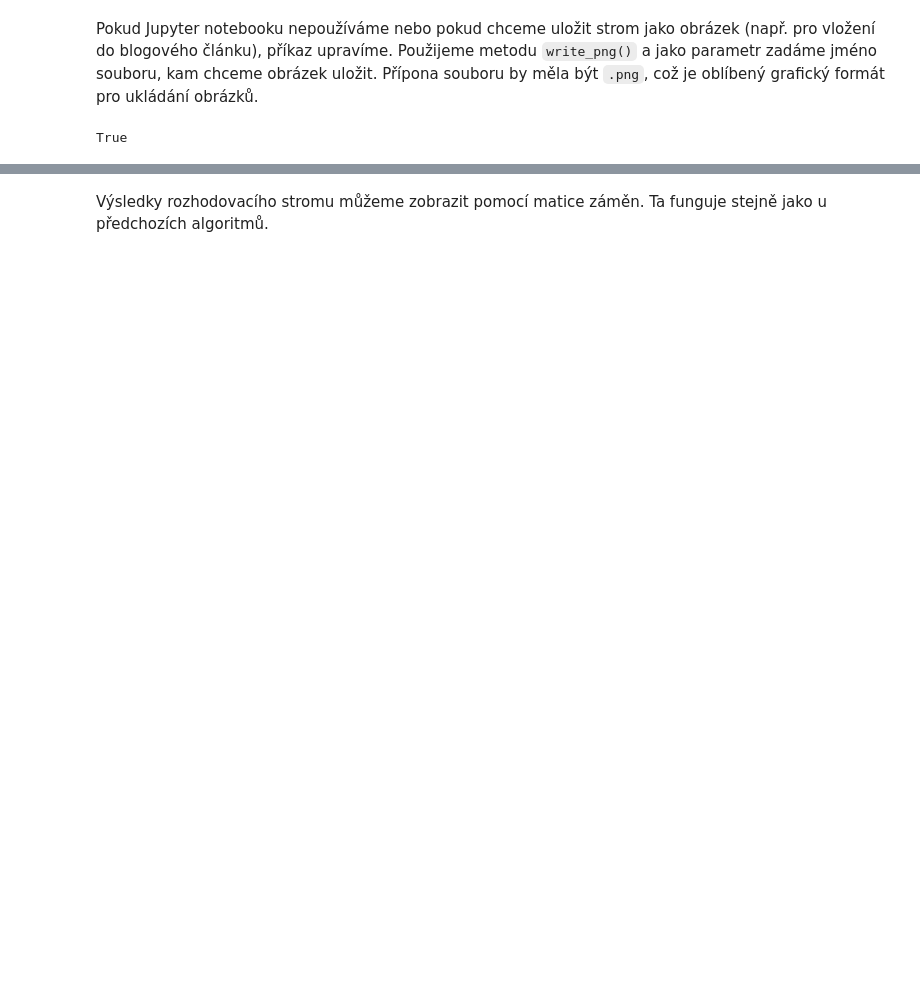
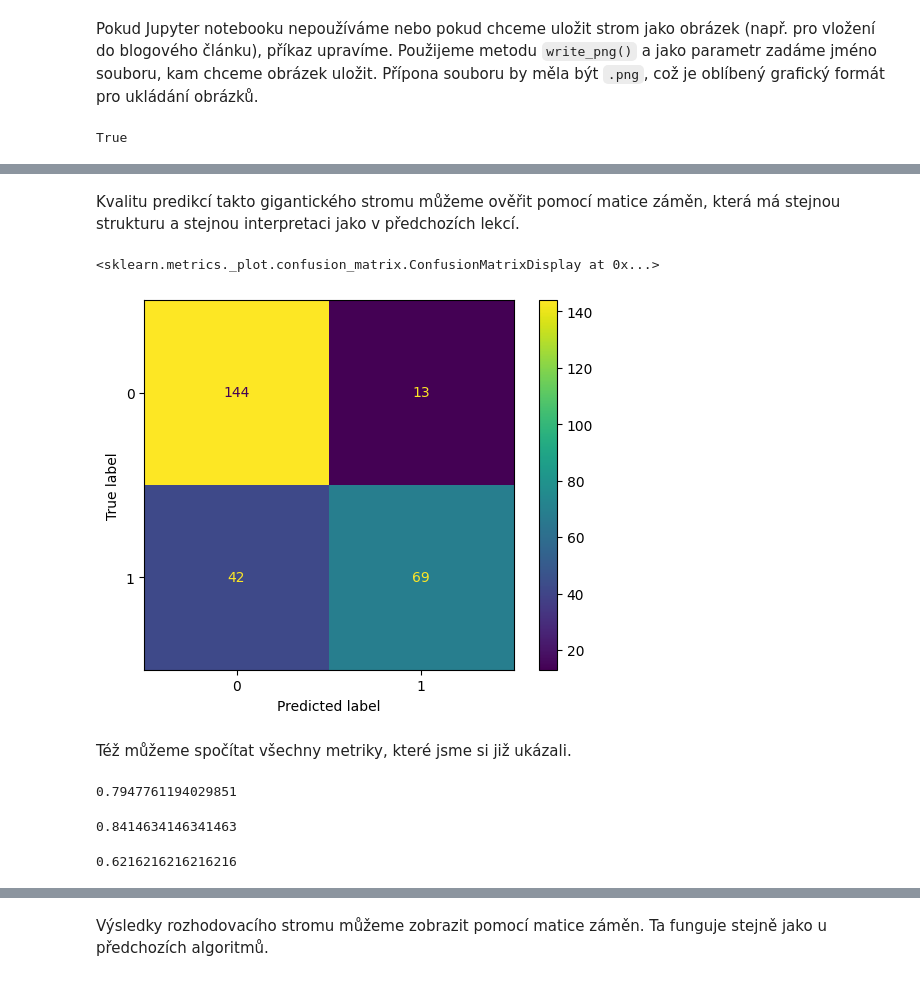
Before and after one commit to pesikj/PythonProDataScience, a Jupyter notebook: 10/lekce.ipynb, the cells around one changed output, grey strips where cells are left out. Drawn from its saved outputs; the diff is of its cells as text; code cells hidden in the pictures; blank space fills up the shorter version.

```diff
--- a/10/lekce.ipynb
+++ b/10/lekce.ipynb
@@ -253,0 +279,21 @@ y_pred = clf.predict(X_test)
+# %% [markdown]
+Kvalitu predikcí takto gigantického stromu můžeme ověřit pomocí matice záměn, která má stejnou strukturu a stejnou interpretaci jako v předchozích lekcí.
+# %%
+ConfusionMatrixDisplay.from_estimator(clf, X_test, y_test)
+# %% [output]
+<sklearn.metrics._plot.confusion_matrix.ConfusionMatrixDisplay at 0x...>
+[figure, added]
+# %% [markdown]
+Též můžeme spočítat všechny metriky, které jsme si již ukázali.
+# %%
+accuracy_score(y_test, y_pred)
+# %% [output]
+0.7947761194029851
+# %%
+precision_score(y_test, y_pred)
+# %% [output]
+0.8414634146341463
+# %%
+recall_score(y_test, y_pred)
+# %% [output]
+0.6216216216216216
```
Also changed, not shown: parts of 62 cells of this notebook, 6 other files.
